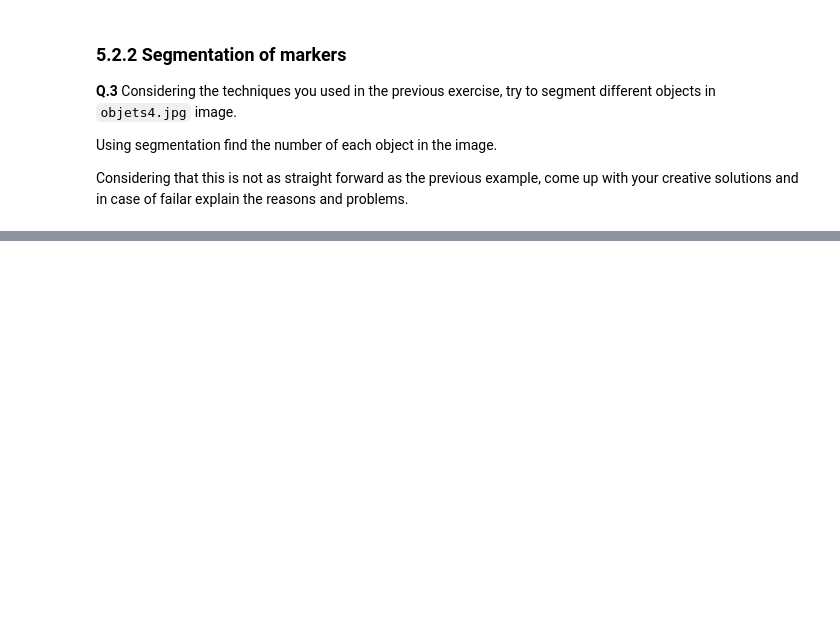
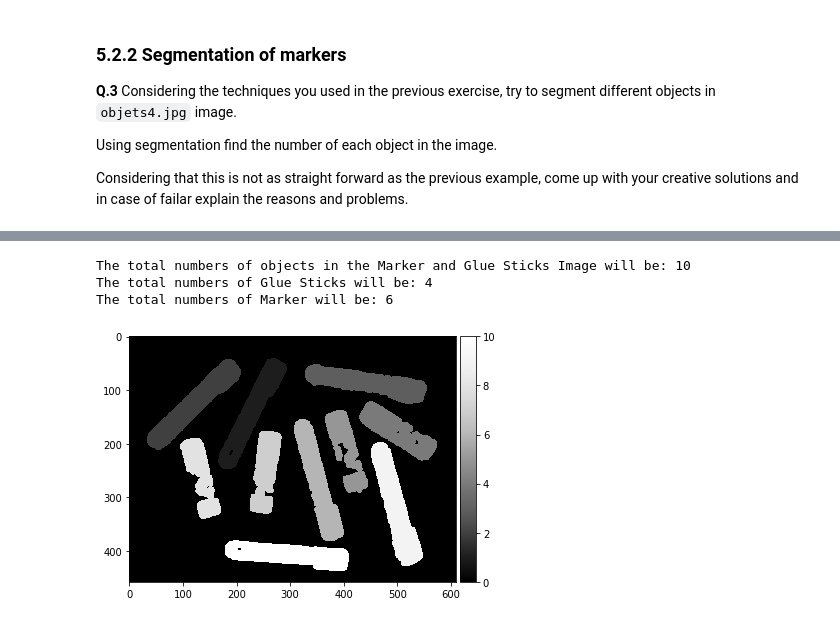
Before and after one commit to kamruleee51/B31XB-IIP-TP-1718, a Jupyter notebook: 5-morpho-segmentation/5-morpho-segmentation.ipynb, the cells around one changed output, grey strips where cells are left out. Cells and saved outputs as stored; diff of their text form; code cells hidden in the pictures; blank space fills up the shorter version.

```diff
--- a/5-morpho-segmentation/5-morpho-segmentation.ipynb
+++ b/5-morpho-segmentation/5-morpho-segmentation.ipynb
@@ -256,0 +287,19 @@ dtype('bool')
+# %%
+Marker_Glue_Images_Labels= label(Clean_Output_Otsu_Marker_Glue_Images, background = 1)
+Region_Marker_Glue_Images_Labels = regionprops(Marker_Glue_Images_Labels)
+
+
+io.imshow(img_obj_label, cmap = plt.cm.Greys_r)
+
+Marker_Glue_Images_areas = np.array([Variables.convex_area for Variables in Region_Marker_Glue_Images_Labels])
+Marker_Glue_Images_areas_mean=Marker_Glue_Images_areas.mean()
+Marker_Glue_Images_Standard_Deviations = Marker_Glue_Images_areas - Marker_Glue_Images_areas_mean
+
+print("The total numbers of objects in the Marker and Glue Sticks Image will be: {}".format(len(Region_Marker_Glue_Images_Labels)))
+print("The total numbers of Glue Sticks will be: {}".format(len(np.where(Marker_Glue_Images_Standard_Deviations < 0)[0])))
+print("The total numbers of Marker will be: {}".format(len(np.where(Marker_Glue_Images_Standard_Deviations >= 0)[0])))
+# %% [output]
+The total numbers of objects in the Marker and Glue Sticks Image will be: 10
+The total numbers of Glue Sticks will be: 4
+The total numbers of Marker will be: 6
+[figure, added]
```
Also changed, not shown: parts of 6 cells of this notebook.
